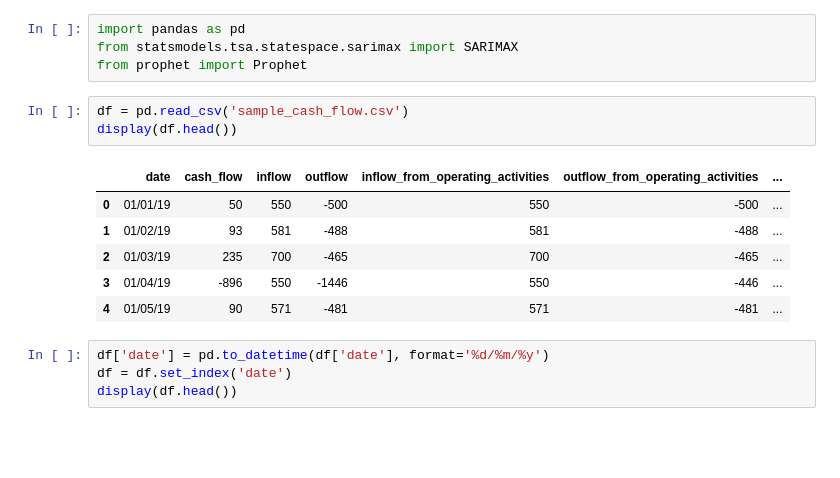
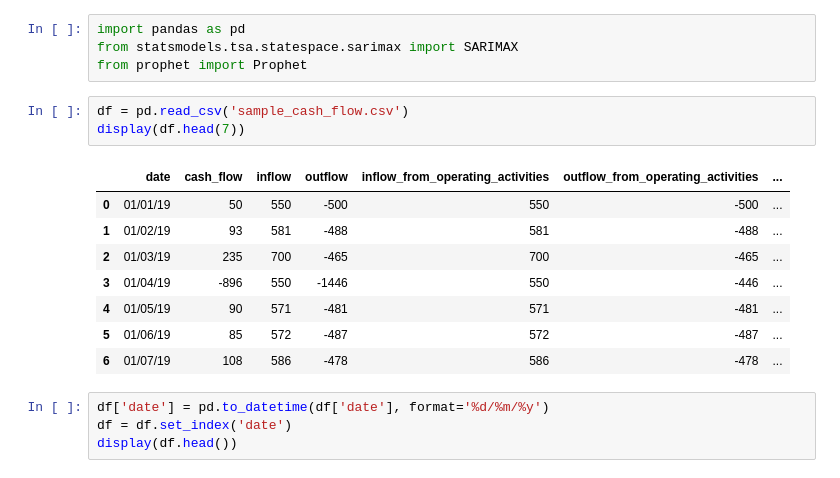
Before and after one commit to josequinonez/cash_flow_forecasting, a Jupyter notebook: cash_flow_forecasting_v0.ipynb, the cells around one changed output. Cells and saved outputs as stored; diff of their text form; blank space fills up the shorter version.

Commit message:
Primer commit de prueba: visualizar df.head(7)

```diff
--- a/cash_flow_forecasting_v0.ipynb
+++ b/cash_flow_forecasting_v0.ipynb
@@ -11,14 +11,16 @@ from statsmodels.tsa.statespace.sarimax import SARIMAX
 from prophet import Prophet
 # %%
 df = pd.read_csv('sample_cash_flow.csv')
-display(df.head())
+display(df.head(7))
 # %% [output]
 |  | date | cash_flow | inflow | outflow | inflow_from_operating_activities | outflow_from_operating_activities | ... |
 | 0 | 01/01/19 | 50 | 550 | -500 | 550 | -500 | ... |
 | 1 | 01/02/19 | 93 | 581 | -488 | 581 | -488 | ... |
 | 2 | 01/03/19 | 235 | 700 | -465 | 700 | -465 | ... |
 | 3 | 01/04/19 | -896 | 550 | -1446 | 550 | -446 | ... |
 | 4 | 01/05/19 | 90 | 571 | -481 | 571 | -481 | ... |
+| 5 | 01/06/19 | 85 | 572 | -487 | 572 | -487 | ... |
+| 6 | 01/07/19 | 108 | 586 | -478 | 586 | -478 | ... |
 # %%
 df['date'] = pd.to_datetime(df['date'], format='%d/%m/%y')
 df = df.set_index('date')
```
